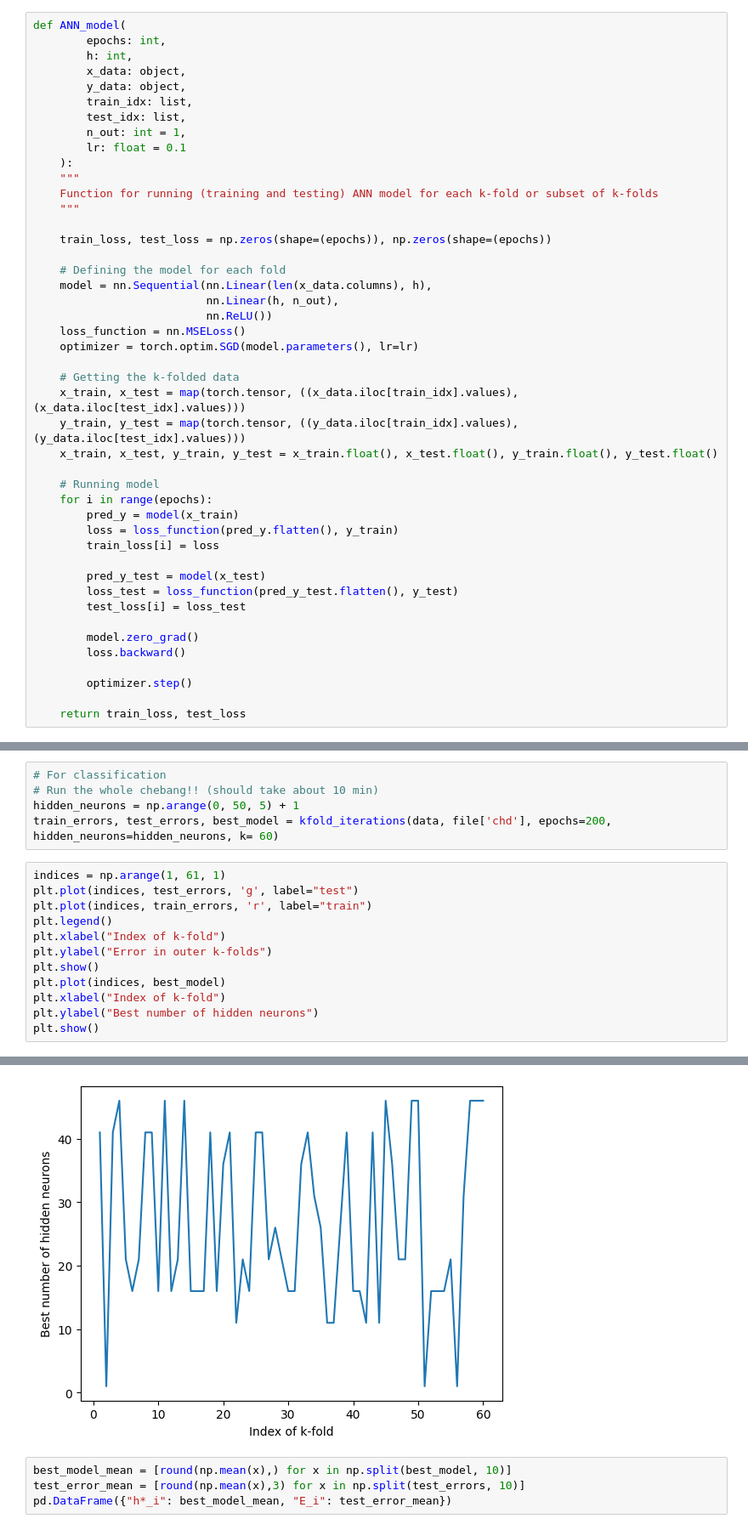
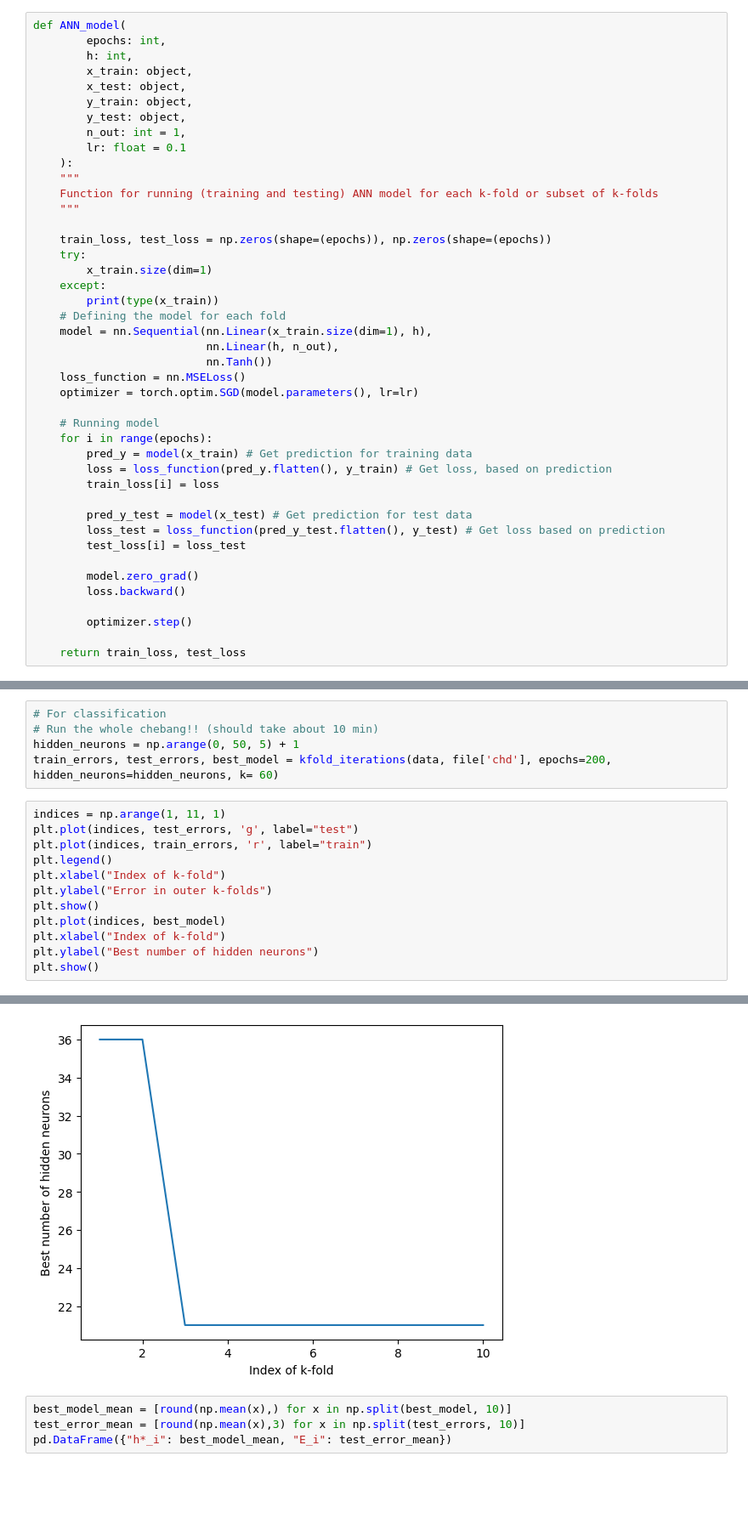
Before and after one commit to jozgu/SourhtAfricaHealthProject, a Jupyter notebook: assignment2.ipynb, the cells around one changed output, grey strips where cells are left out. Shown: that part at 85% size. Saved outputs shown, nothing was run; the diff lists cells and outputs as text; blank space fills up the shorter version.

```diff
--- a/assignment2.ipynb
+++ b/assignment2.ipynb
@@ -42,10 +42,10 @@ This is the actual loop running the machine learning model
 def ANN_model(
         epochs: int,
         h: int,
-        x_data: object,
-        y_data: object,
-        train_idx: list,
-        test_idx: list,
+        x_train: object,
+        x_test: object,
+        y_train: object,
+        y_test: object,
         n_out: int = 1,
         lr: float = 0.1
     ):
@@ -54,27 +54,25 @@ def ANN_model(
     """
 
     train_loss, test_loss = np.zeros(shape=(epochs)), np.zeros(shape=(epochs))
-
+    try:
+        x_train.size(dim=1)
+    except:
+        print(type(x_train))
     # Defining the model for each fold
-    model = nn.Sequential(nn.Linear(len(x_data.columns), h),
+    model = nn.Sequential(nn.Linear(x_train.size(dim=1), h),
                           nn.Linear(h, n_out),
-                          nn.ReLU())
+                          nn.Tanh())
     loss_function = nn.MSELoss()
     optimizer = torch.optim.SGD(model.parameters(), lr=lr)
 
-    # Getting the k-folded data
-    x_train, x_test = map(torch.tensor, ((x_data.iloc[train_idx].values), (x_data.iloc[test_idx].values)))
-    y_train, y_test = map(torch.tensor, ((y_data.iloc[train_idx].values), (y_data.iloc[test_idx].values)))
-    x_train, x_test, y_train, y_test = x_train.float(), x_test.float(), y_train.float(), y_test.float()
-
     # Running model
     for i in range(epochs):
-        pred_y = model(x_train)
-        loss = loss_function(pred_y.flatten(), y_train)
+        pred_y = model(x_train) # Get prediction for training data
+        loss = loss_function(pred_y.flatten(), y_train) # Get loss, based on prediction
         train_loss[i] = loss
 
-        pred_y_test = model(x_test)
-        loss_test = loss_function(pred_y_test.flatten(), y_test)
+        pred_y_test = model(x_test) # Get prediction for test data
+        loss_test = loss_function(pred_y_test.flatten(), y_test) # Get loss based on prediction
         test_loss[i] = loss_test
 
         model.zero_grad()
@@ -160,7 +163,7 @@ train_errors, test_errors, best_model = kfold_iterations(data_reg, data['tobacco
 hidden_neurons = np.arange(0, 50, 5) + 1
 train_errors, test_errors, best_model = kfold_iterations(data, file['chd'], epochs=200, hidden_neurons=hidden_neurons, k= 60)
 # %%
-indices = np.arange(1, 61, 1)
+indices = np.arange(1, 11, 1)
 plt.plot(indices, test_errors, 'g', label="test")
 plt.plot(indices, train_errors, 'r', label="train")
 plt.legend()
@@ -176,4 +179,4 @@ plt.show()
-[figure, old version]
+[figure, new version]
 # %%
 best_model_mean = [round(np.mean(x),) for x in np.split(best_model, 10)]
 test_error_mean = [round(np.mean(x),3) for x in np.split(test_errors, 10)]
```
Also changed, not shown: parts of 4 cells of this notebook.
